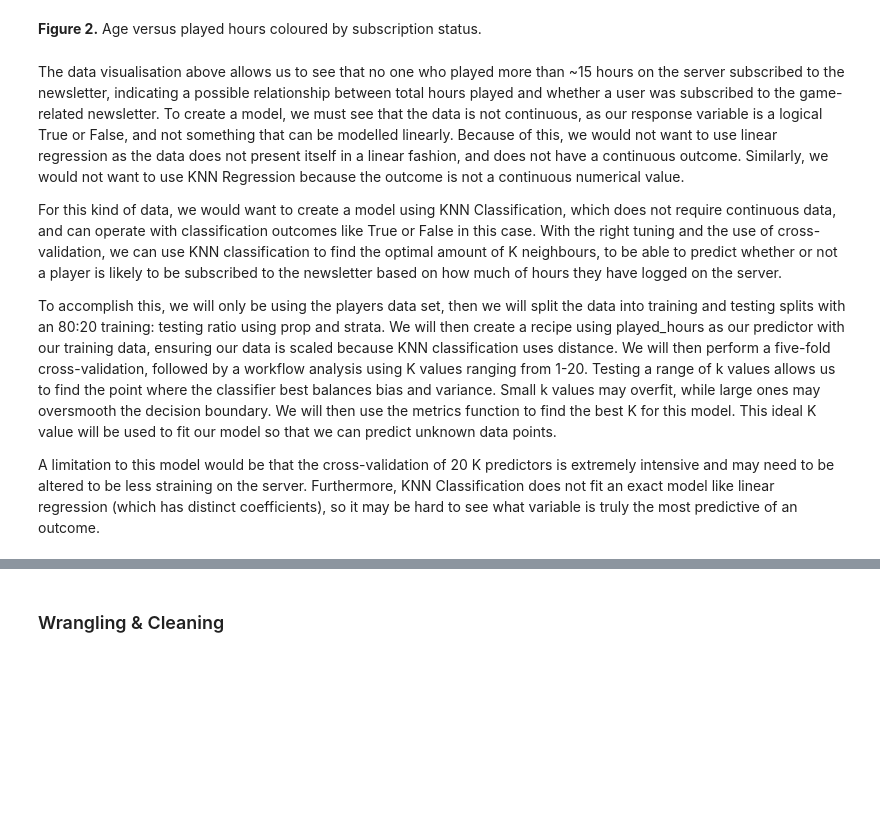
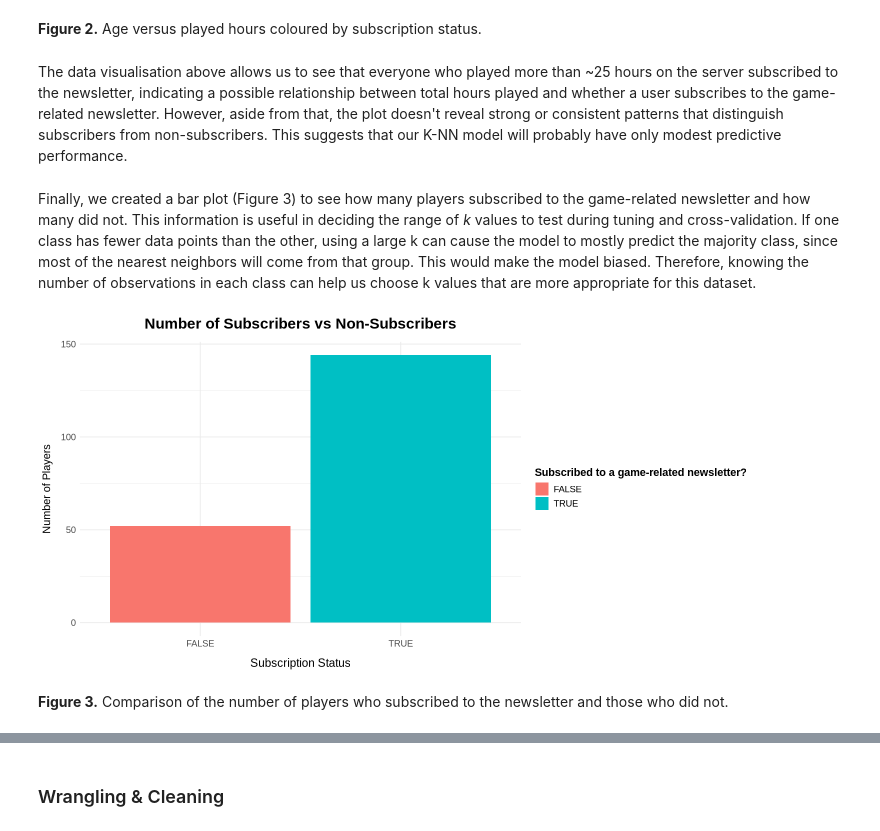
Before and after one commit to Aylin-Ab/dsci100-2025w1-group27, a Jupyter notebook: Group27-Project.ipynb, the cells around one changed output, grey strips where cells are left out. Cells and saved outputs as stored; diff of their text form; code cells hidden in the pictures; blank space fills up the shorter version.

```diff
--- a/Group27-Project.ipynb
+++ b/Group27-Project.ipynb
@@ -186,10 +190,26 @@ Warning message:
 # %% [markdown]
 **Figure 2.** Age versus played hours coloured by subscription status.
 # %% [markdown]
-The data visualisation above allows us to see that no one who played more than ~15 hours on the server subscribed to the newsletter, indicating a possible relationship between total hours played and whether a user was subscribed to the game-related newsletter. To create a model, we must see that the data is not continuous, as our response variable is a logical True or False, and not something that can be modelled linearly. Because of this, we would not want to use linear regression as the data does not present itself in a linear fashion, and does not have a continuous outcome. Similarly, we would not want to use KNN Regression because the outcome is not a continuous numerical value.
-
-For this kind of data, we would want to create a model using KNN Classification, which does not require continuous data, and can operate with classification outcomes like True or False in this case. With the right tuning and the use of cross-validation, we can use KNN classification to find the optimal amount of K neighbours, to be able to predict whether or not a player is likely to be subscribed to the newsletter based on how much of hours they have logged on the server.
-
-To accomplish this, we will only be using the players data set, then we will split the data into training and testing splits with an 80:20 training: testing ratio using prop and strata. We will then create a recipe using played_hours as our predictor with our training data, ensuring our data is scaled because KNN classification uses distance. We will then perform a five-fold cross-validation, followed by a workflow analysis using K values ranging from 1-20. Testing a range of k values allows us to find the point where the classifier best balances bias and variance. Small k values may overfit, while large ones may oversmooth the decision boundary. We will then use the metrics function to find the best K for this model. This ideal K value will be used to fit our model so that we can predict unknown data points.
-
-A limitation to this model would be that the cross-validation of 20 K predictors is extremely intensive and may need to be altered to be less straining on the server. Furthermore, KNN Classification does not fit an exact model like linear regression (which has distinct coefficients), so it may be hard to see what variable is truly the most predictive of an outcome.
+The data visualisation above allows us to see that everyone who played more than ~25 hours on the server subscribed to the newsletter, indicating a possible relationship between total hours played and whether a user subscribes to the game-related newsletter. However, aside from that, the plot doesn't reveal strong or consistent patterns that distinguish subscribers from non-subscribers. This suggests that our K-NN model will probably have only modest predictive performance.
+# %% [markdown]
+Finally, we created a bar plot (Figure 3) to see how many players subscribed to the game-related newsletter and how many did not. This information is useful in deciding the range of *k* values to test during tuning and cross-validation. If one class has fewer data points than the other, using a large k can cause the model to mostly predict the majority class, since most of the nearest neighbors will come from that group. This would make the model biased. Therefore, knowing the number of observations in each class can help us choose k values that are more appropriate for this dataset.
+# %%
+subscribe_plot <- players |>
+    ggplot(aes(x = subscribe, fill = subscribe)) +
+    geom_bar() +
+    labs(x = "Subscription Status", y = "Number of Players", fill = "Subscribed to a game-related newsletter?") +
+    ggtitle("Number of Subscribers vs Non-Subscribers") +
+    theme_minimal() +
+    theme(
+          plot.title = element_text(size = 18, face = "bold", hjust = 0.5, margin = margin(b = 12)),
+          axis.title.x = element_text(size = 14, margin = margin(t = 12)),
+          axis.title.y = element_text(size = 13, margin = margin(r = 10)),
+          axis.text = element_text(size = 11),
+          legend.title = element_text(size = 13, face = "bold"),
+          legend.text = element_text(size = 11))
+
+subscribe_plot
+# %% [output]
+[figure, added]
+# %% [markdown]
+**Figure 3.** Comparison of the number of players who subscribed to the newsletter and those who did not.
```
Also changed, not shown: parts of 31 cells of this notebook.
